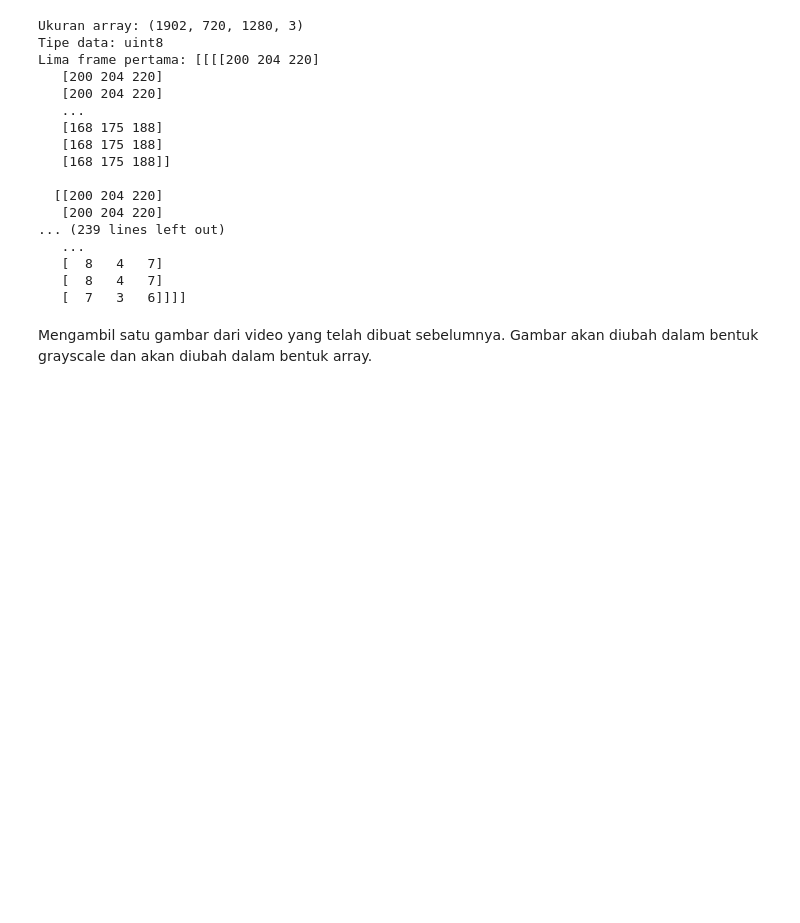
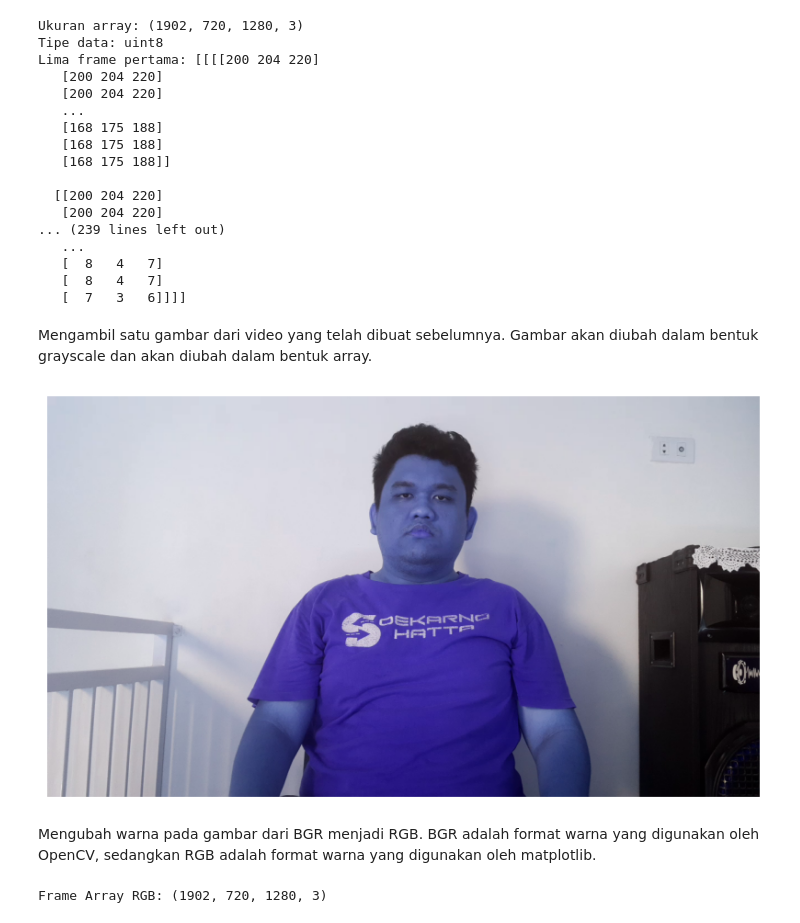
Before and after one commit to kevinsimorangkir21/Digital-Signal-Processing, a Jupyter notebook: 121140150_HO 3.ipynb, the cells around one changed output. Saved outputs shown, nothing was run; the diff lists cells and outputs as text; code cells hidden in the pictures; blank space fills up the shorter version.

```diff
--- a/121140150_HO 3.ipynb
+++ b/121140150_HO 3.ipynb
@@ -250,9 +250,18 @@ Lima frame pertama: [[[[200 204 220]
 Mengambil satu gambar dari video yang telah dibuat sebelumnya. Gambar akan diubah dalam bentuk grayscale dan akan diubah dalam bentuk array.
 # %%
 SingleImage = FrameArray[0].copy() #mengambil frame pertama
-SingleImage = cv2.cvtColor(SingleImage, cv2.COLOR_BGR2RGB) #mengubah warna gambar
 
 plt.figure(figsize=(10, 10)) #membuat figure
 plt.imshow(SingleImage) #menampilkan gambar
 plt.axis('off') #menghilangkan axis
 plt.show() #menampilkan gambar
+# %% [output]
+[figure, added]
+# %% [markdown]
+Mengubah warna pada gambar dari BGR menjadi RGB.
+BGR adalah format warna yang digunakan oleh OpenCV, sedangkan RGB adalah format warna yang digunakan oleh matplotlib.
+# %%
+FrameArrayRGB = np.array([cv2.cvtColor(Frame, cv2.COLOR_BGR2RGB) for Frame in FrameArray]) #mengubah warna frame menjadi RGB
+print('Frame Array RGB:', FrameArrayRGB.shape) #menampilkan lima frame pertama
+# %% [output]
+Frame Array RGB: (1902, 720, 1280, 3)
```
Also changed, not shown: parts of 1 cell of this notebook.
